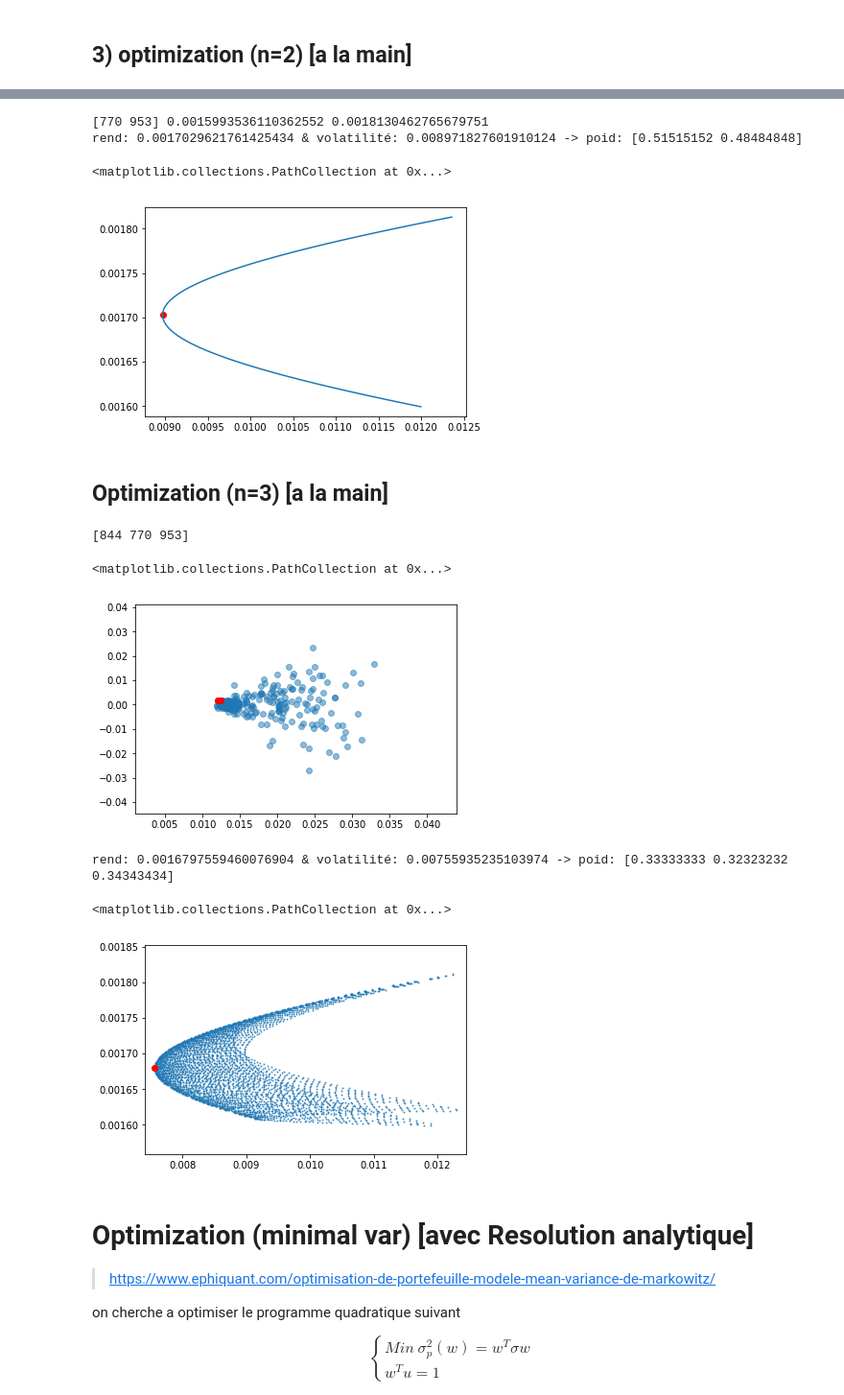
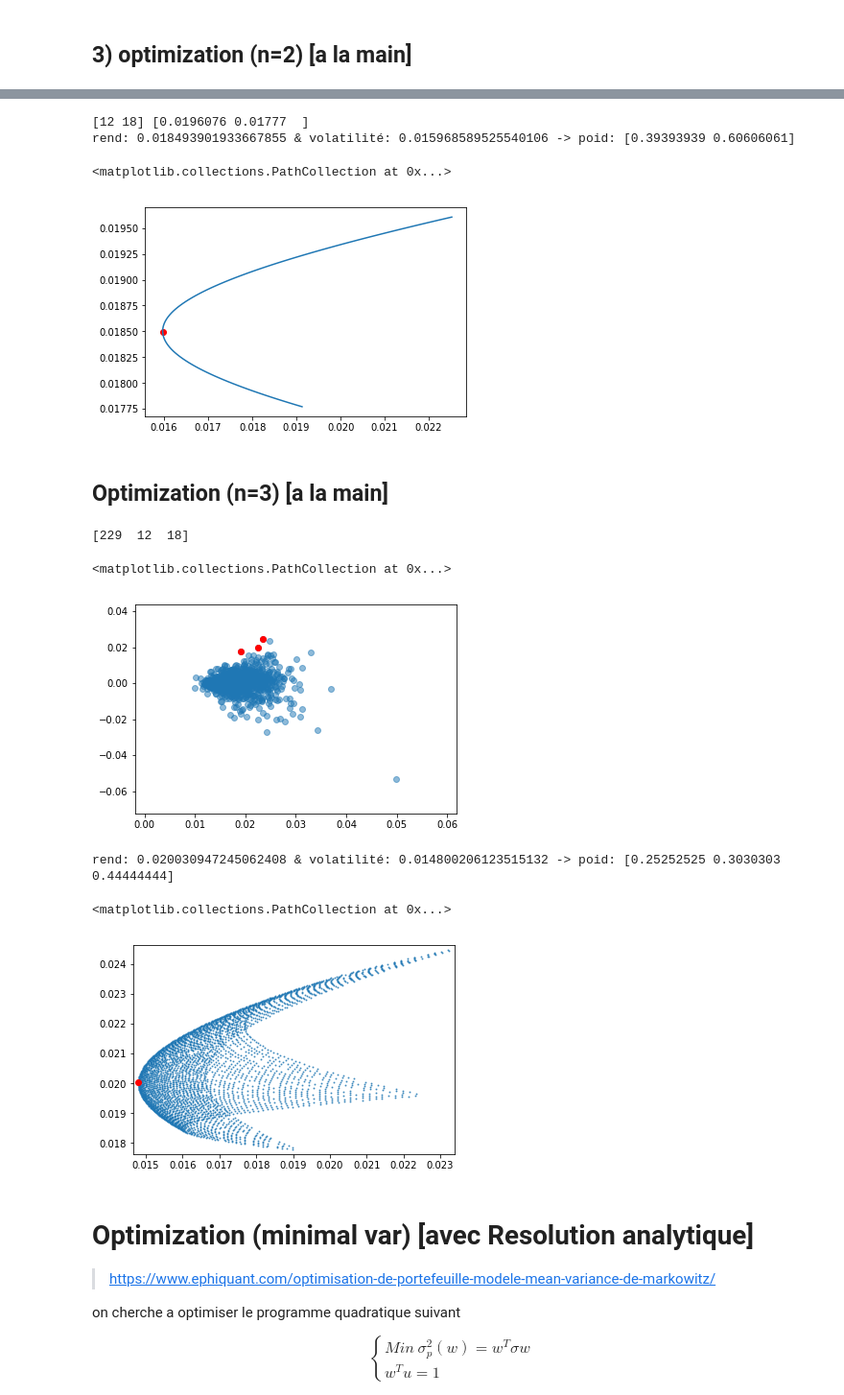
Before and after one commit to landEpita/Dolphin, a Jupyter notebook: Optimisation_Markowitz.ipynb, the cells around one changed output, grey strips where cells are left out. Shown at 96% size. Saved outputs shown, nothing was run; the diff lists cells and outputs as text; code cells hidden in the pictures.

```diff
--- a/Optimisation_Markowitz.ipynb
+++ b/Optimisation_Markowitz.ipynb
@@ -182,6 +182,7 @@ end = dt.datetime.strptime('2020-09-30', '%Y-%m-%d')
 sdf = (list_return.index > start) & (list_return.index < end)
 
 l_return = list_return.loc[sdf]
+l_return = l_return.fillna(0)
 # %% [markdown]
 ## 2) Classement
 # %%
@@ -199,7 +204,7 @@ sort_std = np.argsort(std_l)
 #classement
 classement = np.zeros_like(sort_rend)
 for i in range(len(sort_rend)):
-    classement[sort_rend[i]] += i
+    classement[sort_rend[i]] += i*20
     classement[sort_std[len(sort_rend)-1-i]] += i
 # %% [markdown]
 ## 3) optimization (n=2) [a la main]
@@ -217,5 +223,5 @@ plt.scatter(std_l[res[1]],rend_l[res[1]], c="red")
 # %%
-print(res,rend_l[res[0]],rend_l[res[1]])
+print(res,rend_l[res])
 
 mat_return = np.array(l_return.values[res])
 mat_return = np.nan_to_num(mat_return)
@@ -231,10 +237,10 @@ print(f"rend: {rend[minimum]} & volatilité: {std[minimum]} -> poid: {W[minimum]
 plt.plot(std,rend)
 plt.scatter(std[minimum], rend[minimum], c="red")
 # %% [output]
-[770 953] 0.0015993536110362552 0.0018130462765679751
-rend: 0.0017029621761425434 & volatilité: 0.008971827601910124 -> poid: [0.51515152 0.48484848]
+[12 18] [0.0196076 0.01777  ]
+rend: 0.018493901933667855 & volatilité: 0.015968589525540106 -> poid: [0.39393939 0.60606061]
 <matplotlib.collections.PathCollection at 0x...>
-[figure, old version]
+[figure, new version]
 # %% [markdown]
 ## Optimization (n=3) [a la main]
 # %%
@@ -250,12 +256,11 @@ res = np.argsort(classement)[-3:]
 print(res)
 
 plt.scatter(std_l,rend_l, alpha=0.5)
-plt.scatter(std_l[res[0]],rend_l[res[0]], c="red")
-plt.scatter(std_l[res[1]],rend_l[res[1]], c="red")
+plt.scatter(std_l[res],rend_l[res], c="red")
 # %% [output]
-[844 770 953]
+[229  12  18]
 <matplotlib.collections.PathCollection at 0x...>
-[figure, old version]
+[figure, new version]
 # %%
 mat_return = np.array(l_return.values[res])
 mat_return = np.nan_to_num(mat_return)
@@ -264,15 +269,15 @@ variance, std, rend = sharpe(n_w, mat_return)
 # %%
 minimum = np.argmin(std)
 
 print(f"rend: {rend[minimum]} & volatilité: {std[minimum]} -> poid: {n_w[minimum]}")
 
-plt.margins(x=0, y=-0.2)
+plt.margins(x=0, y=-0.01)
 plt.scatter(std,rend,s=1, alpha=0.7)
 plt.scatter(std[minimum], rend[minimum], c="red")
 # %% [output]
-rend: 0.0016797559460076904 & volatilité: 0.00755935235103974 -> poid: [0.33333333 0.32323232 0.34343434]
+rend: 0.020030947245062408 & volatilité: 0.014800206123515132 -> poid: [0.25252525 0.3030303  0.44444444]
 <matplotlib.collections.PathCollection at 0x...>
-[figure, old version]
+[figure, new version]
 # %% [markdown]
 # Optimization (minimal var) [avec Resolution analytique]
 
```
Also changed, not shown: parts of 15 cells of this notebook.
